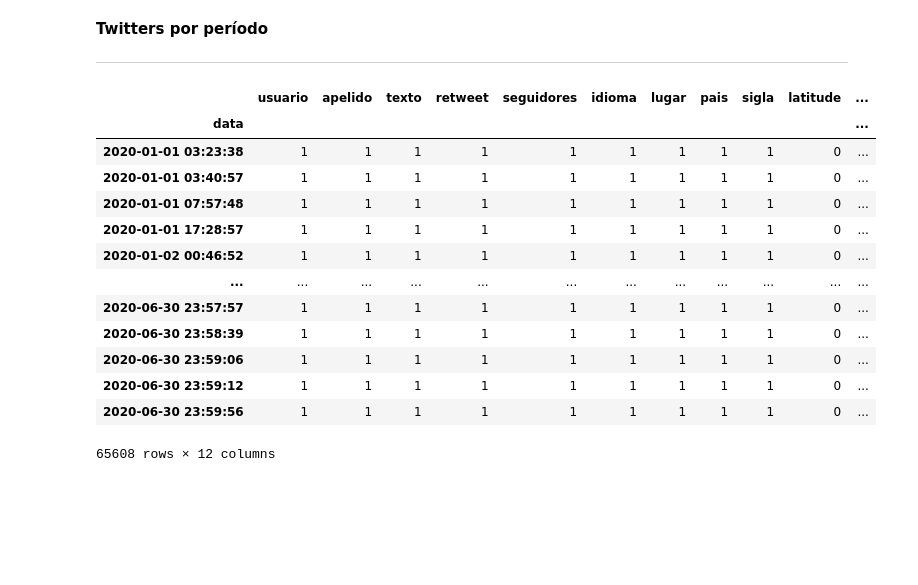
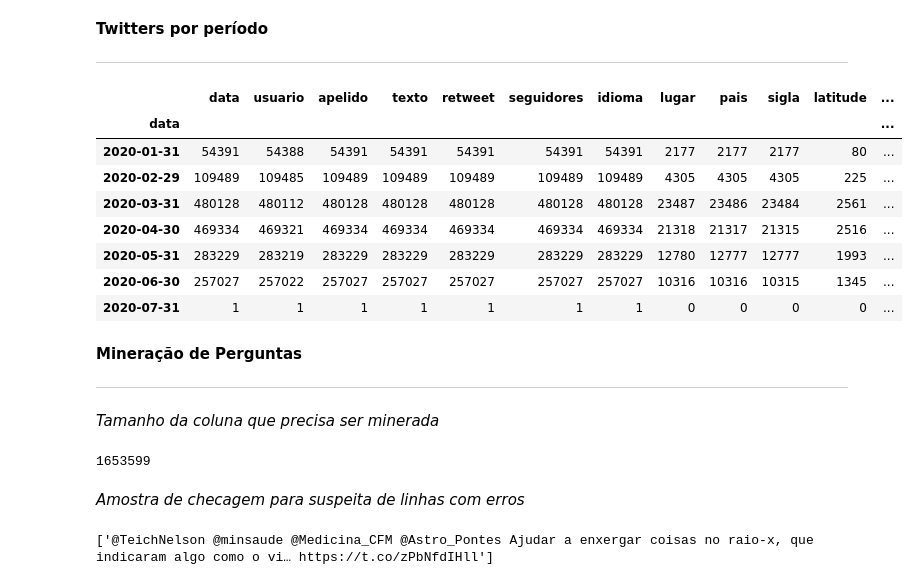
Before and after one commit to pauloigorms/covid-twitter-pecd, a Jupyter notebook: Programacao_Ciencia_Dados.ipynb, the cells around one changed output. Drawn from its saved outputs; the diff is of its cells as text; code cells hidden in the pictures; blank space fills up the shorter version.

```diff
--- a/Programacao_Ciencia_Dados.ipynb
+++ b/Programacao_Ciencia_Dados.ipynb
@@ -158,22 +167,36 @@ raw_data[raw_data.pais == 'Brazil'].groupby(['pais', 'lugar']).count() #.head(2)
 **Twitters por período**
 
 ---
-# %%
-raw_data[raw_data.pais == 'Brazil'].groupby('data').count()
-
-# raw_data.data.str.split(" ").head(5)
-# %% [output]
-|  | usuario | apelido | texto | retweet | seguidores | idioma | lugar | pais | sigla | latitude | ... |
-| data |  |  |  |  |  |  |  |  |  |  | ... |
-| 2020-01-01 03:23:38 | 1 | 1 | 1 | 1 | 1 | 1 | 1 | 1 | 1 | 0 | ... |
-| 2020-01-01 03:40:57 | 1 | 1 | 1 | 1 | 1 | 1 | 1 | 1 | 1 | 0 | ... |
-| 2020-01-01 07:57:48 | 1 | 1 | 1 | 1 | 1 | 1 | 1 | 1 | 1 | 0 | ... |
-| 2020-01-01 17:28:57 | 1 | 1 | 1 | 1 | 1 | 1 | 1 | 1 | 1 | 0 | ... |
-| 2020-01-02 00:46:52 | 1 | 1 | 1 | 1 | 1 | 1 | 1 | 1 | 1 | 0 | ... |
-| ... | ... | ... | ... | ... | ... | ... | ... | ... | ... | ... | ... |
-| 2020-06-30 23:57:57 | 1 | 1 | 1 | 1 | 1 | 1 | 1 | 1 | 1 | 0 | ... |
-| 2020-06-30 23:58:39 | 1 | 1 | 1 | 1 | 1 | 1 | 1 | 1 | 1 | 0 | ... |
-| 2020-06-30 23:59:06 | 1 | 1 | 1 | 1 | 1 | 1 | 1 | 1 | 1 | 0 | ... |
-| 2020-06-30 23:59:12 | 1 | 1 | 1 | 1 | 1 | 1 | 1 | 1 | 1 | 0 | ... |
-| 2020-06-30 23:59:56 | 1 | 1 | 1 | 1 | 1 | 1 | 1 | 1 | 1 | 0 | ... |
-65608 rows × 12 columns
+# %%
+df_data = pd.DataFrame(raw_data)
+df_data['data'] = pd.to_datetime(df_data['data'])
+df_data.index = df_data['data']
+df_data.resample('M').count()
+# %% [output]
+|  | data | usuario | apelido | texto | retweet | seguidores | idioma | lugar | pais | sigla | latitude | ... |
+| data |  |  |  |  |  |  |  |  |  |  |  | ... |
+| 2020-01-31 | 54391 | 54388 | 54391 | 54391 | 54391 | 54391 | 54391 | 2177 | 2177 | 2177 | 80 | ... |
+| 2020-02-29 | 109489 | 109485 | 109489 | 109489 | 109489 | 109489 | 109489 | 4305 | 4305 | 4305 | 225 | ... |
+| 2020-03-31 | 480128 | 480112 | 480128 | 480128 | 480128 | 480128 | 480128 | 23487 | 23486 | 23484 | 2561 | ... |
+| 2020-04-30 | 469334 | 469321 | 469334 | 469334 | 469334 | 469334 | 469334 | 21318 | 21317 | 21315 | 2516 | ... |
+| 2020-05-31 | 283229 | 283219 | 283229 | 283229 | 283229 | 283229 | 283229 | 12780 | 12777 | 12777 | 1993 | ... |
+| 2020-06-30 | 257027 | 257022 | 257027 | 257027 | 257027 | 257027 | 257027 | 10316 | 10316 | 10315 | 1345 | ... |
+| 2020-07-31 | 1 | 1 | 1 | 1 | 1 | 1 | 1 | 0 | 0 | 0 | 0 | ... |
+# %% [markdown]
+**Mineração de Perguntas**
+
+---
+# %% [markdown]
+*Tamanho da coluna que precisa ser minerada*
+# %%
+valor = len(raw_data['texto'])
+valor
+# %% [output]
+1653599
+# %% [markdown]
+*Amostra de checagem para suspeita de linhas com erros*
+# %%
+sentencas = sent_tokenize(raw_data['texto'][7159]) # this gives us a list of sentences
+sentencas
+# %% [output]
+['@TeichNelson @minsaude @Medicina_CFM @Astro_Pontes Ajudar a enxergar coisas no raio-x, que indicaram algo como o vi… https://t.co/zPbNfdIHll']
```
Also changed, not shown: parts of 16 cells of this notebook.
